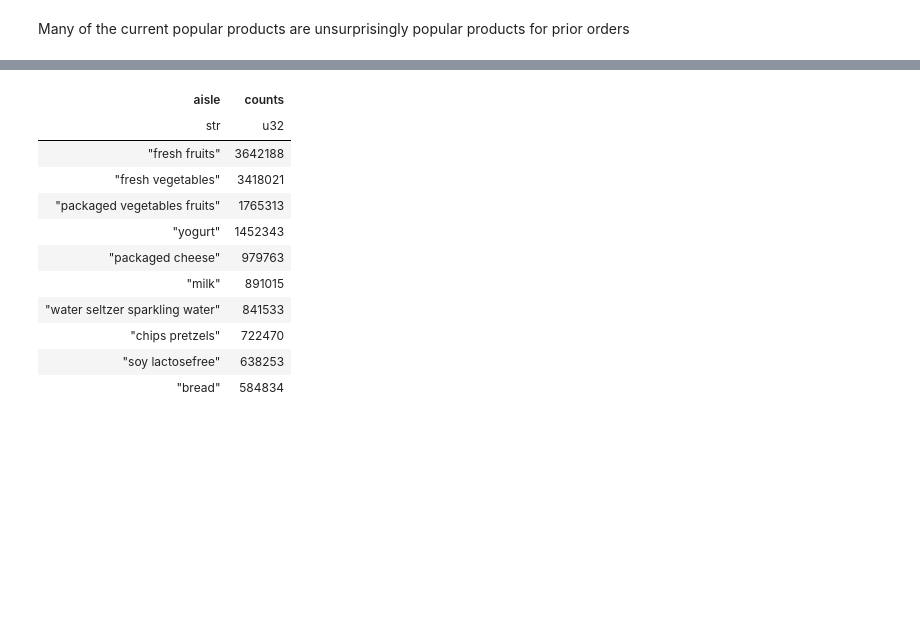
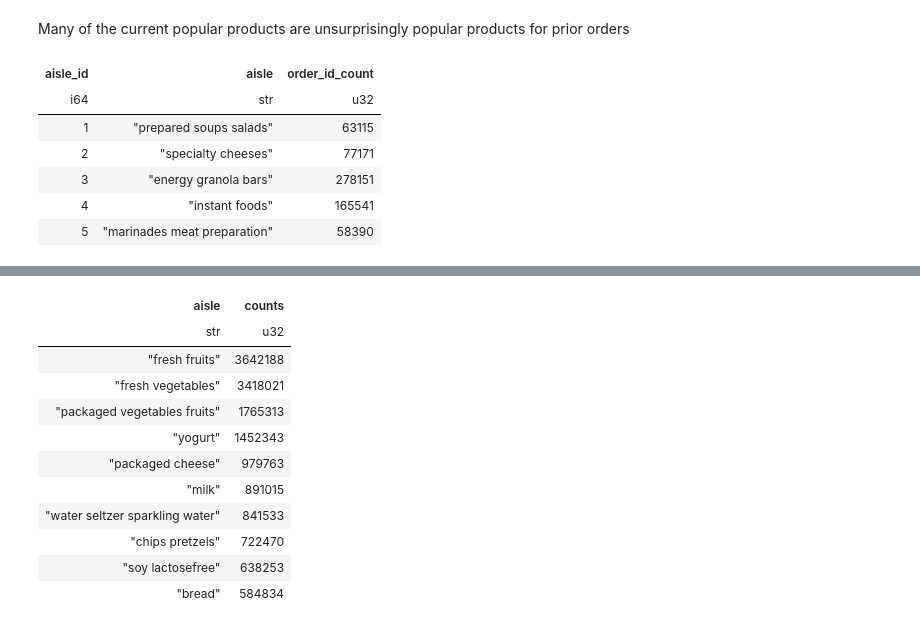
Before and after one commit to will-fong/instacart_online_grocery_shopping_analysis, a Jupyter notebook: notebooks/1.1-instacart-analysis-using-polars.ipynb, the cells around one changed output, grey strips where cells are left out. Drawn from its saved outputs; the diff is of its cells as text; code cells hidden in the pictures; blank space fills up the shorter version.

```diff
--- a/notebooks/1.1-instacart-analysis-using-polars.ipynb
+++ b/notebooks/1.1-instacart-analysis-using-polars.ipynb
@@ -811,3 +825,29 @@ products_prior_value_counts.head(10)
 | "Organic Whole Milk" | 137905 |
 # %% [markdown]
 Many of the current popular products are unsurprisingly popular products for prior orders
+# %%
+order_id_prior_aisle_unique_count =  (
+    df_order_products_prior_named
+    .groupby(
+        [
+            'aisle_id'
+            , 'aisle'
+        ]
+    )
+    .agg(
+        [
+            pl.col('order_id').unique().len()
+        ]
+    )
+    .sort('aisle_id', reverse=False)
+)
+
+order_id_prior_aisle_unique_count.head()
+# %% [output]
+| aisle_id | aisle | order_id_count |
+| i64 | str | u32 |
+| 1 | "prepared soups salads" | 63115 |
+| 2 | "specialty cheeses" | 77171 |
+| 3 | "energy granola bars" | 278151 |
+| 4 | "instant foods" | 165541 |
+| 5 | "marinades meat preparation" | 58390 |
```
Also changed, not shown: parts of 24 cells of this notebook.
